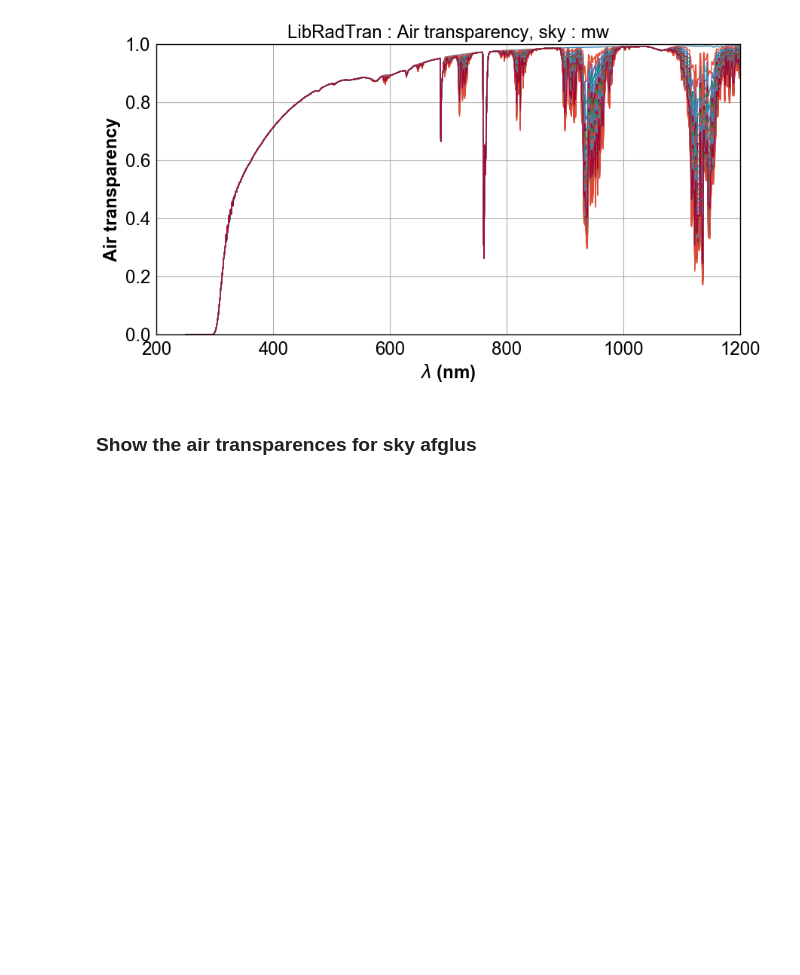
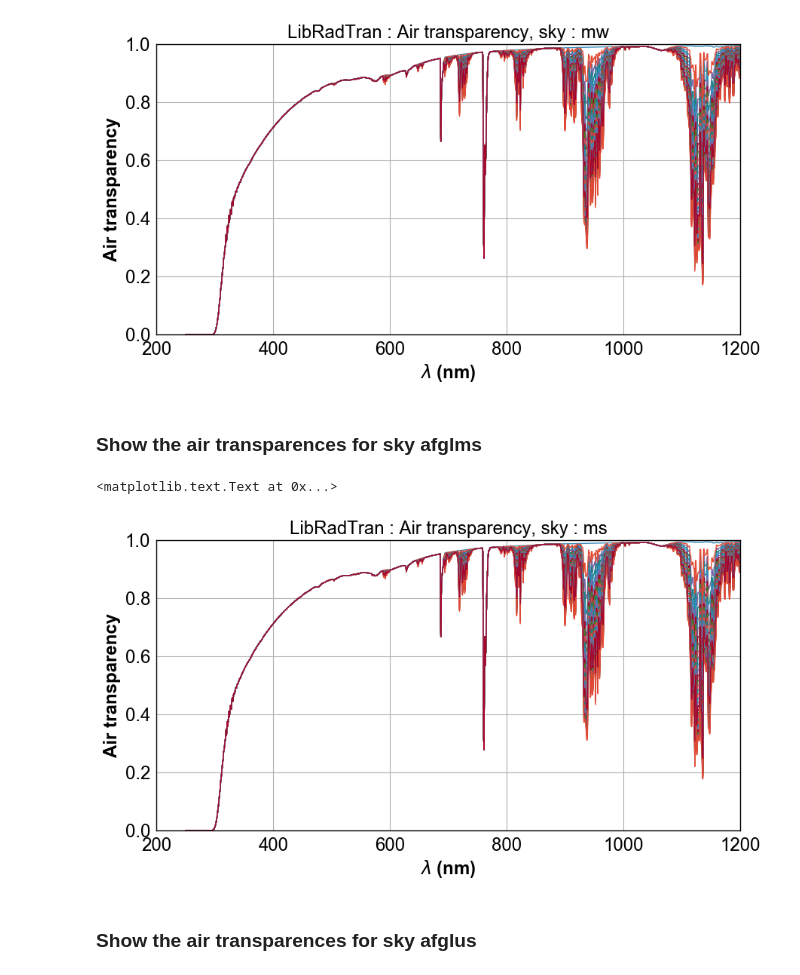
Before and after one commit to LSSTDESC/PC5AtmosphericExtinction, a Jupyter notebook: LibRadTran/notebooks/Show_RT_OH_pp_sa_rt_wv.ipynb, the cells around one changed output. Cells and saved outputs as stored; diff of their text form; code cells hidden in the pictures; blank space fills up the shorter version.

```diff
--- a/LibRadTran/notebooks/Show_RT_OH_pp_sa_rt_wv.ipynb
+++ b/LibRadTran/notebooks/Show_RT_OH_pp_sa_rt_wv.ipynb
@@ -76,6 +93,23 @@ plt.title('LibRadTran : Air transparency, sky : mw')
 # %% [output]
 <matplotlib.text.Text at 0x...>
 [figure]
+# %% [markdown]
+###  Show the air transparences for sky afglms
+# %%
+for filename in filelist_afglms:
+    fullpath=os.path.join(rootpath_ms,filename)
+    data = np.loadtxt(fullpath)
+    x=data[:,0]
+    y=data[:,1]
+    plt.plot(x,y)
+plt.xlim(200,1200)
+plt.ylim(0.,1)
+plt.xlabel('$\lambda$ (nm)')
+plt.ylabel('Air transparency')
+plt.title('LibRadTran : Air transparency, sky : ms')
+# %% [output]
+<matplotlib.text.Text at 0x...>
+[figure, added]
 # %% [markdown]
 ### Show the air transparences for sky afglus
 # %%
```
Also changed, not shown: parts of 15 cells of this notebook, 2 other files.
